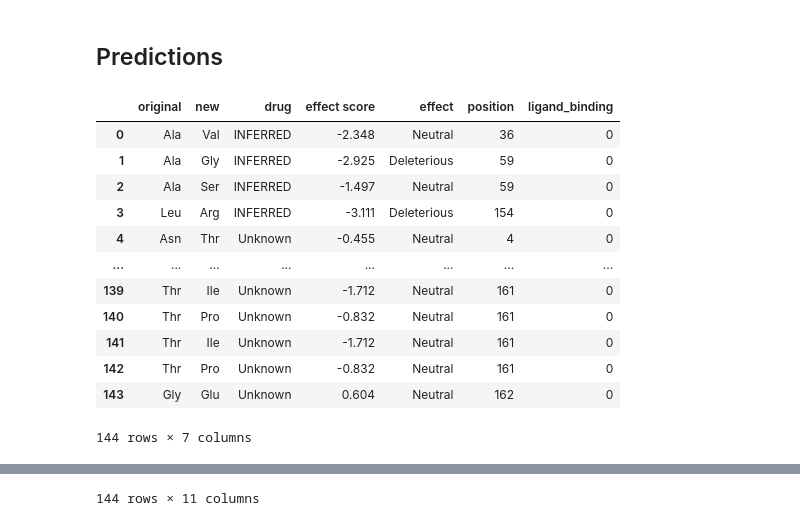
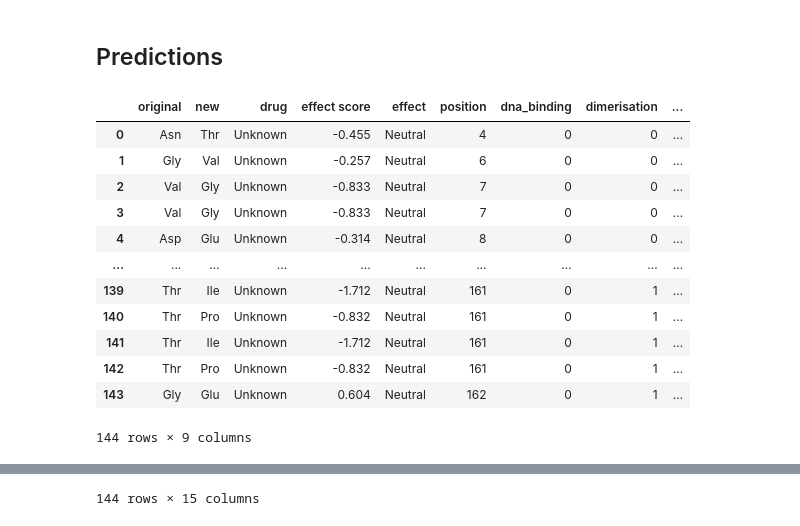
Before and after one commit to cednotsed/TB-Bedaquiline-Resistance-Modelling, a Jupyter notebook: tb_drugs.ipynb, the cells around one changed output, grey strips where cells are left out. Drawn from its saved outputs; the diff is of its cells as text; code cells hidden in the pictures.

```diff
--- a/tb_drugs.ipynb
+++ b/tb_drugs.ipynb
@@ -28,5 +30,5 @@ y = df['drug']
 aa_prop = X.replace({'Gly': 'non-polar', 'Ala': 'non-polar', 'Val': 'non-polar', 'Cys': 'non-polar', 'Pro': 'non-polar',
                       'Leu': 'non-polar', 'Ile': 'non-polar', 'Met': 'non-polar', 'Trp': 'non-polar', 'Phe': 'non-polar',
                       'Ser': 'polar', 'Thr': 'polar', 'Tyr': 'polar', 'Asn': 'polar', 'Gln': 'polar',
-                      'Lys': 'pos', 'Arg': 'pos', 'His': 'pos', 'Asp': 'neg', 'Glu': 'neg'})
+                      'Lys': 'pos', 'Arg': 'pos', 'His': 'polar', 'Asp': 'neg', 'Glu': 'neg'})
 aa_prop.columns = ['WT Property', 'Mutant Property']
@@ -33,8 +37,8 @@ aa_prop.columns = ['WT Property', 'Mutant Property']
 # %%
 # Hydrophobic = 1, Hydrophilic = -1
-hydrophobic = X.replace({'Gly': 1, 'Ala': 1, 'Val': 1, 'Cys': 1, 'Pro': 1,
-                          'Leu': 1, 'Ile': 1, 'Met': 1, 'Trp': 1, 'Phe': 1,
-                          'Ser': -1, 'Thr': -1, 'Tyr': -1, 'Asn': -1, 'Gln': -1,
-                          'Lys': -1, 'Arg': -1, 'His': -1, 'Asp': -1, 'Glu': -1})
+hydrophobic = X.replace({'Cys': 1, 'Ile': 1, 'Val': 1, 'Leu': 1, 'Phe': 1,
+                         'Met': 1, 'Gly': 1, 'Ala': 1, 'Trp': 1, 'Tyr': 1,
+                         'His': -1, 'Ser': -1, 'Thr': -1, 'Pro': -1, 'Asp': -1,
+                         'Asn': -1, 'Gln': -1, 'Glu': -1, 'Arg': -1, 'Lys': -1})
 
 hydrophobic.columns = ['WT Hydrophobicity', 'Mutant Hydrophobicity']
@@ -86,11 +94,12 @@ X = pd.concat([X,
                hydrophobic,
                hydrophobic_change,
                charge,
-               effect_score,
-               effect,
                mw,
-               mw_change], axis=1)
-X = X.drop(columns=['effect score', 'effect'], axis=1)
+               mw_change,
+               dna,
+               dimer,
+               ligand,
+               pos], axis=1)
 display(X)
 # %% [output]
 |  | WT | Mutant | WT Property | Mutant Property | WT Hydrophobicity | Mutant Hydrophobicity | ... |
@@ -311,8 +322,14 @@ plt.savefig(cwd / 'shap_summary_plot.png', dpi=1200, format='png', bbox_inches='
 # %% [markdown]
 ## Predictions
 # %%
-to_predict = pd.read_csv(cwd / 'to_predict.csv')
+to_predict = pd.read_csv(cwd / 'to_predict_new.csv')
 display(to_predict)
+
+pos = to_predict['position']
+dna = to_predict['dna_binding']
+dimer = to_predict['dimerisation']
+ligand = to_predict['ligand_binding']
+
 
 to_predict = to_predict[['original', 'new']]
 to_predict.columns = ['WT', 'Mutant']
@@ -320,55 +337,60 @@ to_predict.columns = ['WT', 'Mutant']
 aa_prop = to_predict.replace({'Gly': 'non-polar', 'Ala': 'non-polar', 'Val': 'non-polar', 'Cys': 'non-polar', 'Pro': 'non-polar',
                               'Leu': 'non-polar', 'Ile': 'non-polar', 'Met': 'non-polar', 'Trp': 'non-polar', 'Phe': 'non-polar',
                               'Ser': 'polar', 'Thr': 'polar', 'Tyr': 'polar', 'Asn': 'polar', 'Gln': 'polar',
-                              'Lys': 'pos', 'Arg': 'pos', 'His': 'pos', 'Asp': 'neg', 'Glu': 'neg'})
+                              'Lys': 'pos', 'Arg': 'pos', 'His': 'polar', 'Asp': 'neg', 'Glu': 'neg'})
 
 aa_prop.columns = ['WT Property', 'Mutant Property']
 
-hydrophobic = to_predict.replace({'Gly': 1, 'Ala': 1, 'Val': 1, 'Cys': 1, 'Pro': 1,
-                                  'Leu': 1, 'Ile': 1, 'Met': 1, 'Trp': 1, 'Phe': 1,
-                                  'Ser': -1, 'Thr': -1, 'Tyr': -1, 'Asn': -1, 'Gln': -1,
-                                  'Lys': -1, 'Arg': -1, 'His': -1, 'Asp': -1, 'Glu': -1})
+hydrophobic = to_predict.replace({'Cys': 1, 'Ile': 1, 'Val': 1, 'Leu': 1, 'Phe': 1,
+                         'Met': 1, 'Gly': 1, 'Ala': 1, 'Trp': 1, 'Tyr': 1,
+                         'His': -1, 'Ser': -1, 'Thr': -1, 'Pro': -1, 'Asp': -1,
+                         'Asn': -1, 'Gln': -1, 'Glu': -1, 'Arg': -1, 'Lys': -1})
 
 hydrophobic.columns = ['WT Hydrophobicity', 'Mutant Hydrophobicity']
 hydrophobic_change = hydrophobic.apply(get_hydrophobic, axis=1)
 hydrophobic_change.name = 'Hydrophobicity Change'
 
 charge = aa_prop.apply(get_charge, axis=1)
 charge.name = 'Charge Change'
 
 mw = to_predict.replace({'Gly': 75, 'Ala': 89, 'Val': 117, 'Cys': 121, 'Pro': 115,
                           'Leu': 131, 'Ile': 131, 'Met': 149, 'Trp': 204, 'Phe': 165,
                           'Ser': 105, 'Thr': 119, 'Tyr': 181, 'Asn': 132, 'Gln': 146,
                           'Lys': 146, 'Arg': 174, 'His': 155, 'Asp': 133, 'Glu': 147})
 mw.columns = ['WT MW', 'Mutant MW']
 
 mw_change = mw['Mutant MW'] - mw['WT MW']
 mw_change.name = 'MW Change'
 
 to_predict = pd.concat([to_predict,
                         aa_prop,
                         hydrophobic,
                         hydrophobic_change,
                         charge,
                         mw,
-                        mw_change], axis=1)
+                        mw_change,
+                        dna,
+                        dimer,
+                        ligand,
+                        pos], axis=1)
+
 
 to_predict[['WT', 'Mutant']] = aa_encoder.fit_transform(to_predict[['WT', 'Mutant']]) + 1
 to_predict[['WT Property', 'Mutant Property']] = prop_encoder.fit_transform(to_predict[['WT Property', 'Mutant Property']]) + 1
 
 display(to_predict)
 # %% [output]
-|  | original | new | drug | effect score | effect | position | ligand_binding |
-| 0 | Ala | Val | INFERRED | -2.348 | Neutral | 36 | 0 |
-| 1 | Ala | Gly | INFERRED | -2.925 | Deleterious | 59 | 0 |
-| 2 | Ala | Ser | INFERRED | -1.497 | Neutral | 59 | 0 |
-| 3 | Leu | Arg | INFERRED | -3.111 | Deleterious | 154 | 0 |
-| 4 | Asn | Thr | Unknown | -0.455 | Neutral | 4 | 0 |
-| ... | ... | ... | ... | ... | ... | ... | ... |
-| 139 | Thr | Ile | Unknown | -1.712 | Neutral | 161 | 0 |
-| 140 | Thr | Pro | Unknown | -0.832 | Neutral | 161 | 0 |
-| 141 | Thr | Ile | Unknown | -1.712 | Neutral | 161 | 0 |
-| 142 | Thr | Pro | Unknown | -0.832 | Neutral | 161 | 0 |
-| 143 | Gly | Glu | Unknown | 0.604 | Neutral | 162 | 0 |
+|  | original | new | drug | effect score | effect | position | dna_binding | dimerisation | ... |
+| 0 | Asn | Thr | Unknown | -0.455 | Neutral | 4 | 0 | 0 | ... |
+| 1 | Gly | Val | Unknown | -0.257 | Neutral | 6 | 0 | 0 | ... |
+| 2 | Val | Gly | Unknown | -0.833 | Neutral | 7 | 0 | 0 | ... |
+| 3 | Val | Gly | Unknown | -0.833 | Neutral | 7 | 0 | 0 | ... |
+| 4 | Asp | Glu | Unknown | -0.314 | Neutral | 8 | 0 | 0 | ... |
+| ... | ... | ... | ... | ... | ... | ... | ... | ... | ... |
+| 139 | Thr | Ile | Unknown | -1.712 | Neutral | 161 | 0 | 1 | ... |
+| 140 | Thr | Pro | Unknown | -0.832 | Neutral | 161 | 0 | 1 | ... |
+| 141 | Thr | Ile | Unknown | -1.712 | Neutral | 161 | 0 | 1 | ... |
+| 142 | Thr | Pro | Unknown | -0.832 | Neutral | 161 | 0 | 1 | ... |
+| 143 | Gly | Glu | Unknown | 0.604 | Neutral | 162 | 0 | 1 | ... |
-144 rows × 7 columns
+144 rows × 9 columns
 |  | WT | Mutant | WT Property | Mutant Property | WT Hydrophobicity | Mutant Hydrophobicity | ... |
@@ -385,3 +407,3 @@ display(to_predict)
 | 143 | 7.0 | 7.0 | 2.0 | 1.0 | 1 | -1 | ... |
-144 rows × 11 columns
+144 rows × 15 columns
 # %%
```
Also changed, not shown: parts of 18 cells of this notebook, 9 other files.
